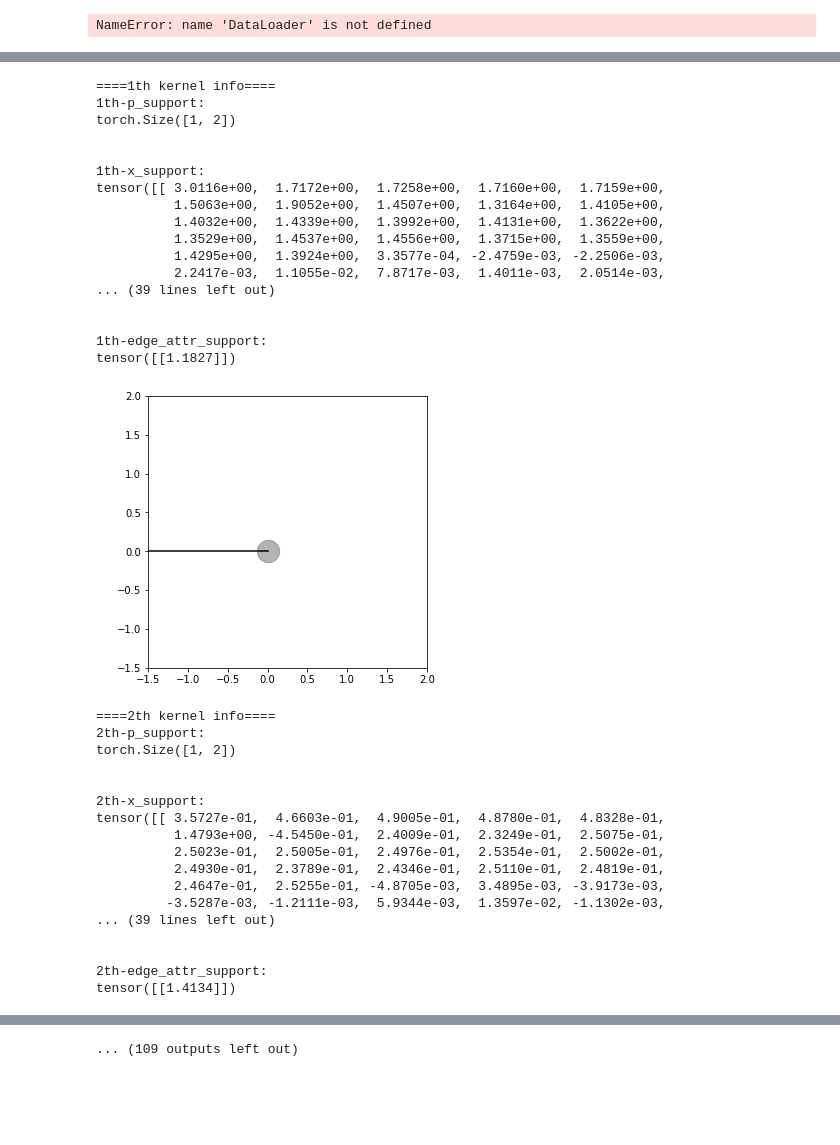
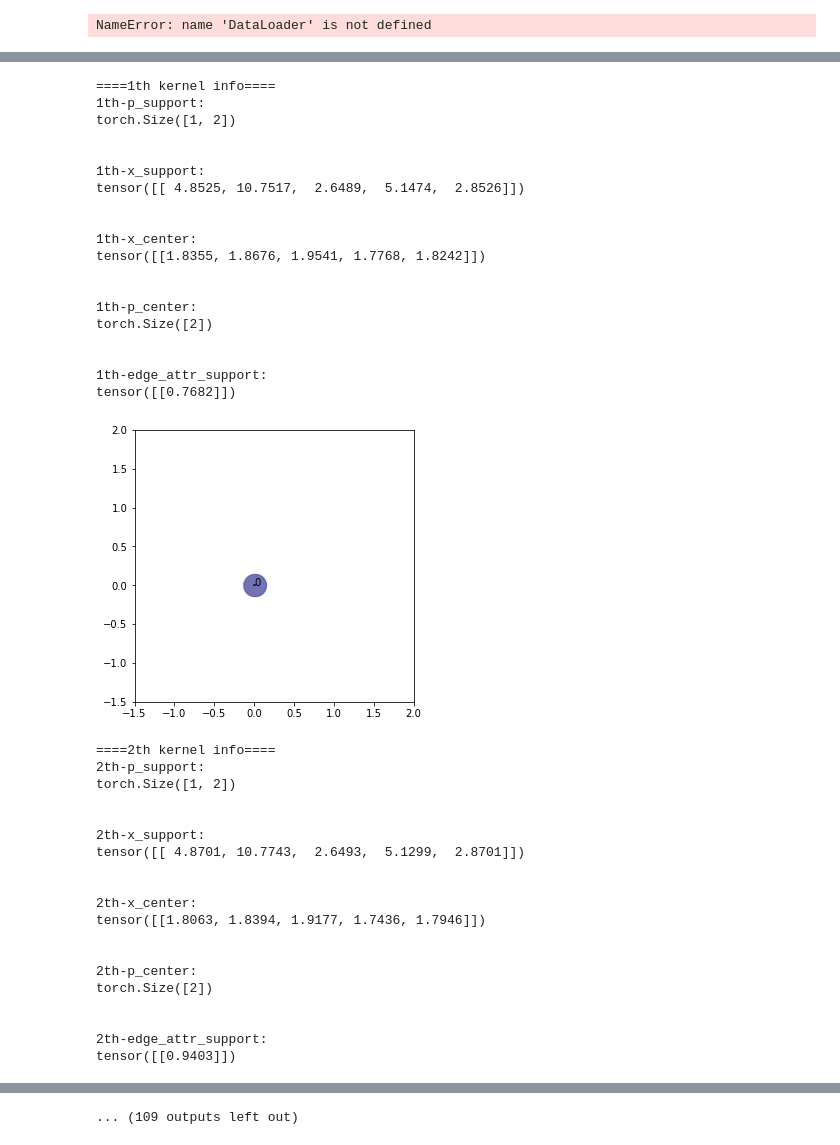
Before and after one commit to LanceKnight/pretrain-gnns, a Jupyter notebook: chem/tools/visualizer.ipynb, the cells around one changed output, grey strips where cells are left out. Drawn from its saved outputs; the diff is of its cells as text; code cells hidden in the pictures; blank space fills up the shorter version.

```diff
--- a/chem/tools/visualizer.ipynb
+++ b/chem/tools/visualizer.ipynb
@@ -2171,9 +2171,12 @@ target train 0/1: 900 100
 NameError: name 'DataLoader' is not defined
 # %%
 # visualize saved model kernels
-model = PredefinedNHopKernelSetConv(D=2, node_attr_dim=93, edge_attr_dim=1, L1=15, L2=15, L3=15, L4=15)
-model.load_state_dict(torch.load('../saved_kernellayers/1th_layer.pth'))
+model = PredefinedNHopKernelSetConv(D=2, node_attr_dim=5, edge_attr_dim=1, L1=15, L2=15, L3=15, L4=15)
+model.load_state_dict(torch.load('../saved_kernellayers/3K_no_fixed_kernels/0th_layer.pth'))
 
+#1K_no_fixed_kernels/0th_layer.pth
+#3Ksamples.pth
+#1Ksamples.pth
 print(list(model.state_dict()))
 vis_kernel_in_kernelsetconv(model)
 # %% [output]
@@ -2214,35 +2219,39 @@ tensor([[1.1466]])
 ====1th kernel info====
 1th-p_support:
 torch.Size([1, 2])
 
 
 1th-x_support:
-tensor([[ 3.0116e+00,  1.7172e+00,  1.7258e+00,  1.7160e+00,  1.7159e+00,
-          1.5063e+00,  1.9052e+00,  1.4507e+00,  1.3164e+00,  1.4105e+00,
-          1.4032e+00,  1.4339e+00,  1.3992e+00,  1.4131e+00,  1.3622e+00,
-          1.3529e+00,  1.4537e+00,  1.4556e+00,  1.3715e+00,  1.3559e+00,
-          1.4295e+00,  1.3924e+00,  3.3577e-04, -2.4759e-03, -2.2506e-03,
-          2.2417e-03,  1.1055e-02,  7.8717e-03,  1.4011e-03,  2.0514e-03,
-... (39 lines left out)
+tensor([[ 4.8525, 10.7517,  2.6489,  5.1474,  2.8526]])
+
+
+1th-x_center:
+tensor([[1.8355, 1.8676, 1.9541, 1.7768, 1.8242]])
+
+
+1th-p_center:
+torch.Size([2])
 
 
 1th-edge_attr_support:
-tensor([[1.1827]])
+tensor([[0.7682]])
-[figure, old version]
+[figure, new version]
 ====2th kernel info====
 2th-p_support:
 torch.Size([1, 2])
 
 
 2th-x_support:
-tensor([[ 3.5727e-01,  4.6603e-01,  4.9005e-01,  4.8780e-01,  4.8328e-01,
-          1.4793e+00, -4.5450e-01,  2.4009e-01,  2.3249e-01,  2.5075e-01,
-          2.5023e-01,  2.5005e-01,  2.4976e-01,  2.5354e-01,  2.5002e-01,
-          2.4930e-01,  2.3789e-01,  2.4346e-01,  2.5110e-01,  2.4819e-01,
-          2.4647e-01,  2.5255e-01, -4.8705e-03,  3.4895e-03, -3.9173e-03,
-         -3.5287e-03, -1.2111e-03,  5.9344e-03,  1.3597e-02, -1.1302e-03,
-... (39 lines left out)
+tensor([[ 4.8701, 10.7743,  2.6493,  5.1299,  2.8701]])
+
+
+2th-x_center:
+tensor([[1.8063, 1.8394, 1.9177, 1.7436, 1.7946]])
+
+
+2th-p_center:
+torch.Size([2])
 
 
 2th-edge_attr_support:
-tensor([[1.4134]])
+tensor([[0.9403]])
```
Also changed, not shown: parts of 2 cells of this notebook, 11 other files.
